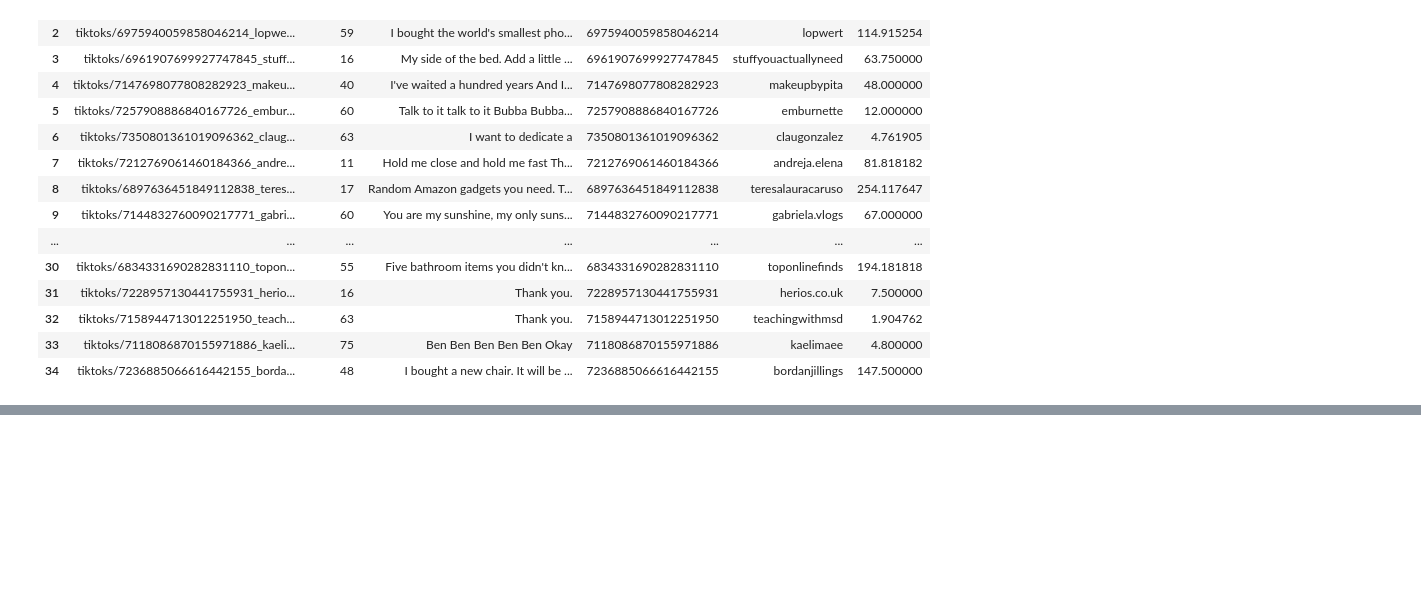
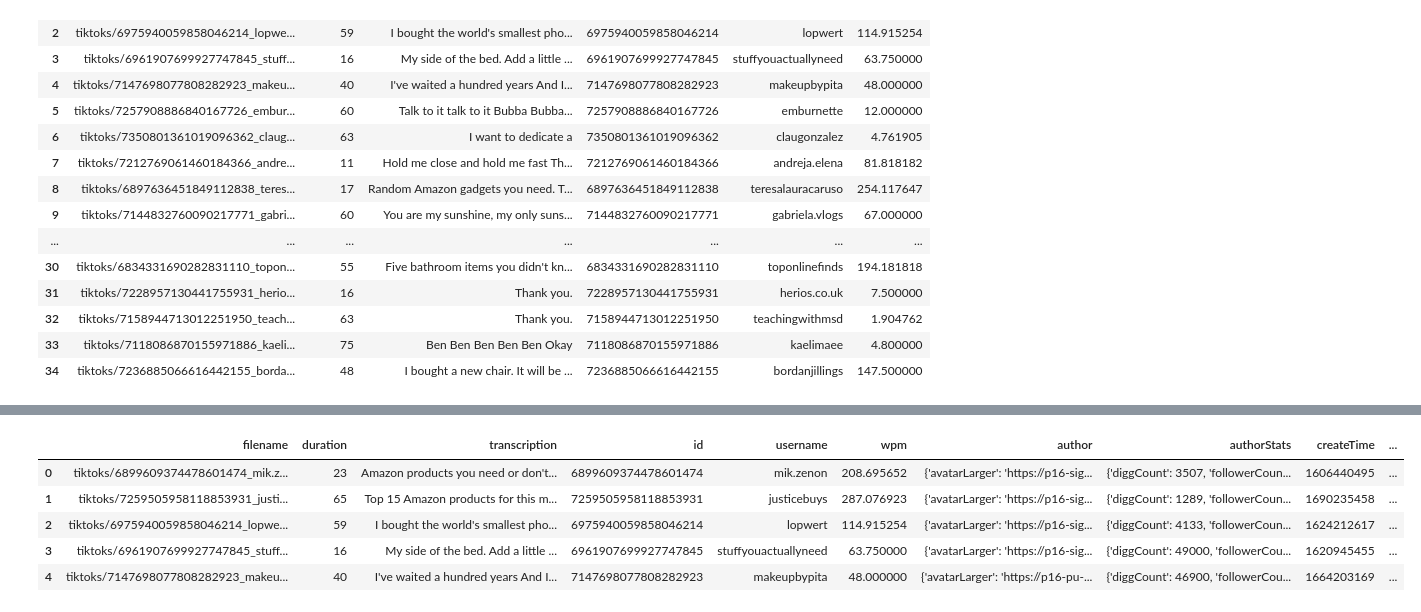
Before and after one commit to dlaiu/tiktok-accent-all-files, a Jupyter notebook: transcription-test.ipynb, the cells around one changed output, grey strips where cells are left out. Saved outputs shown, nothing was run; the diff lists cells and outputs as text; code cells hidden in the pictures; blank space fills up the shorter version.

```diff
--- a/transcription-test.ipynb
+++ b/transcription-test.ipynb
@@ -236,0 +422,13 @@ df.to_csv('sample_35_amazonfinds_stats.csv', index=False)
+# %%
+df['id'] = df['id'].astype(int)
+# %%
+# left join df and df_clean on 'id'
+df_final = pd.merge(df, df_clean, left_on='id', right_on='id', how='left')
+df_final.head()
+# %% [output]
+|  | filename | duration | transcription | id | username | wpm | author | authorStats | createTime | ... |
+| 0 | tiktoks/6899609374478601474_mik.z... | 23 | Amazon products you need or don't... | 6899609374478601474 | mik.zenon | 208.695652 | {'avatarLarger': 'https://p16-sig... | {'diggCount': 3507, 'followerCoun... | 1606440495 | ... |
+| 1 | tiktoks/7259505958118853931_justi... | 65 | Top 15 Amazon products for this m... | 7259505958118853931 | justicebuys | 287.076923 | {'avatarLarger': 'https://p16-sig... | {'diggCount': 1289, 'followerCoun... | 1690235458 | ... |
+| 2 | tiktoks/6975940059858046214_lopwe... | 59 | I bought the world's smallest pho... | 6975940059858046214 | lopwert | 114.915254 | {'avatarLarger': 'https://p16-sig... | {'diggCount': 4133, 'followerCoun... | 1624212617 | ... |
+| 3 | tiktoks/6961907699927747845_stuff... | 16 | My side of the bed. Add a little ... | 6961907699927747845 | stuffyouactuallyneed | 63.750000 | {'avatarLarger': 'https://p16-sig... | {'diggCount': 49000, 'followerCou... | 1620945455 | ... |
+| 4 | tiktoks/7147698077808282923_makeu... | 40 | I've waited a hundred years And I... | 7147698077808282923 | makeupbypita | 48.000000 | {'avatarLarger': 'https://p16-pu-... | {'diggCount': 46900, 'followerCou... | 1664203169 | ... |
```
Also changed, not shown: parts of 17 cells of this notebook, 13 other files.
